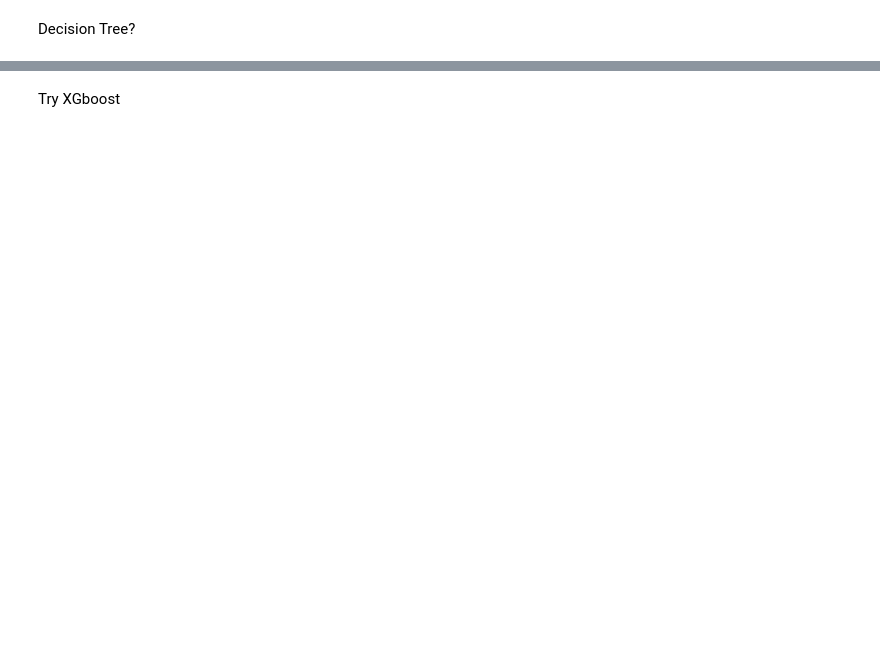
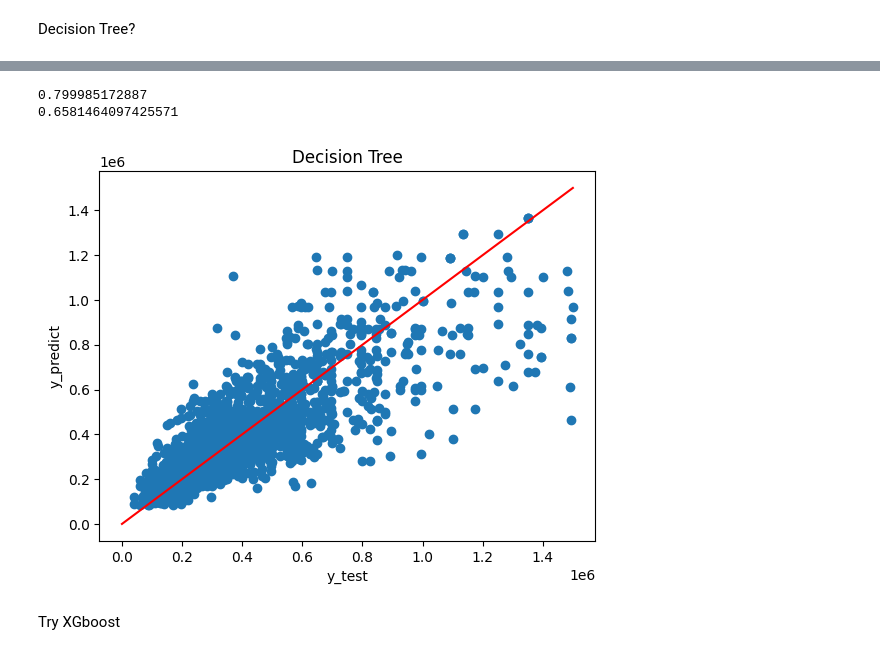
Before and after one commit to Spike815/Real_Estate_Analysis, a Jupyter notebook: model-building/regression-model.ipynb, the cells around one changed output, grey strips where cells are left out. Saved outputs shown, nothing was run; the diff lists cells and outputs as text; code cells hidden in the pictures; blank space fills up the shorter version.

```diff
--- a/model-building/regression-model.ipynb
+++ b/model-building/regression-model.ipynb
@@ -172,3 +167,27 @@ clf.score(X_test,y_test)
+# %%
+from sklearn.tree import DecisionTreeRegressor
+
+#depth, minimum samples, and minimum sample split.
+#These values can be tuned to ensure that we are able to achieve early stopping.
+clf = DecisionTreeRegressor(min_samples_leaf=10)
+
+clf.fit(X_train,y_train)
+y_pred=clf.predict(X_test)
+print(clf.score(X_train,y_train))
+print(clf.score(X_test,y_test))
+
+#show result
+a = np.array([0,max(y_test)[0]])
+plt.scatter(y_test,y_pred)
+plt.plot(a,a,color="red")
+plt.xlabel("y_test")
+plt.ylabel("y_predict")
+plt.title("Decision Tree")
+plt.show()
+# %% [output]
+0.799985172887
+0.6581464097425571
+[figure, added]
 # %% [markdown]
 Try XGboost
 # %%
```
Also changed, not shown: parts of 8 cells of this notebook, 1 other file.
